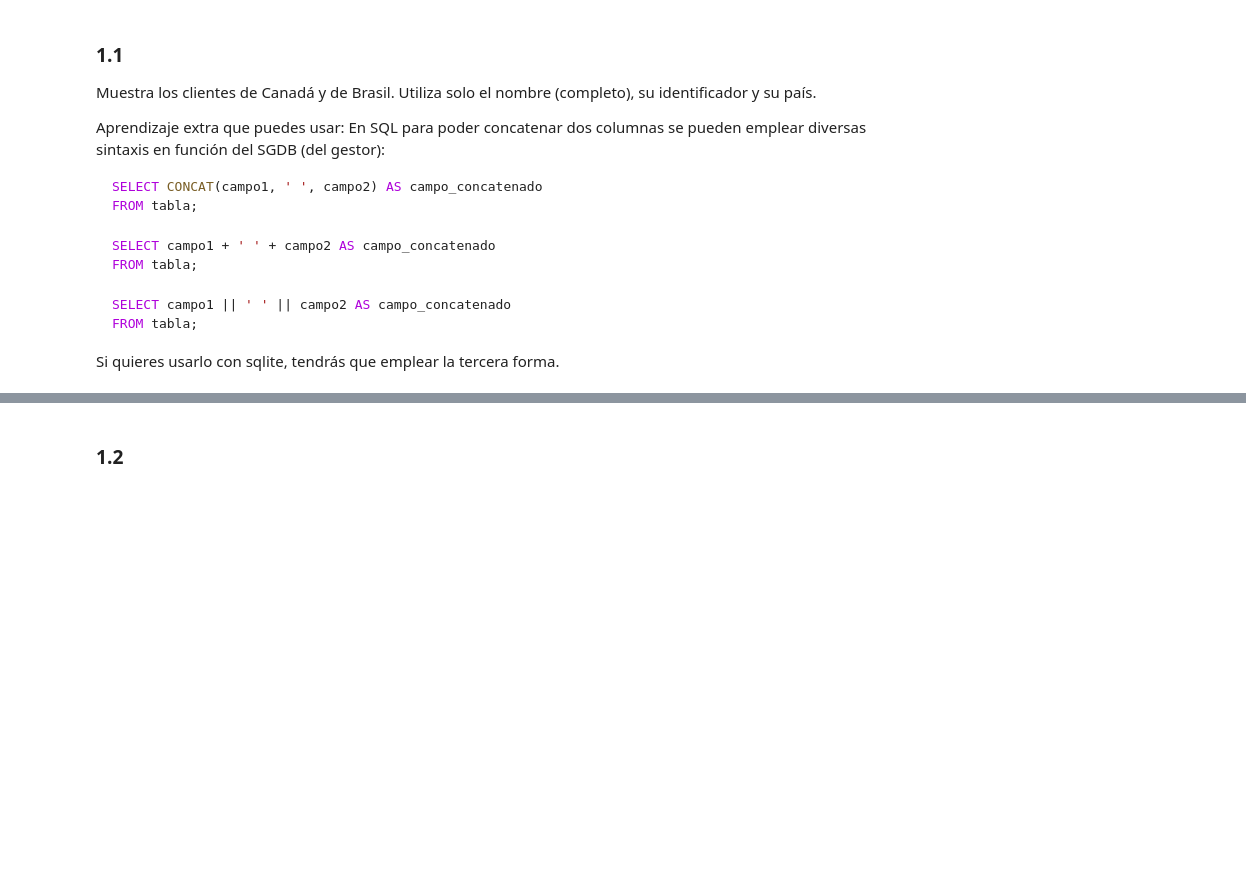
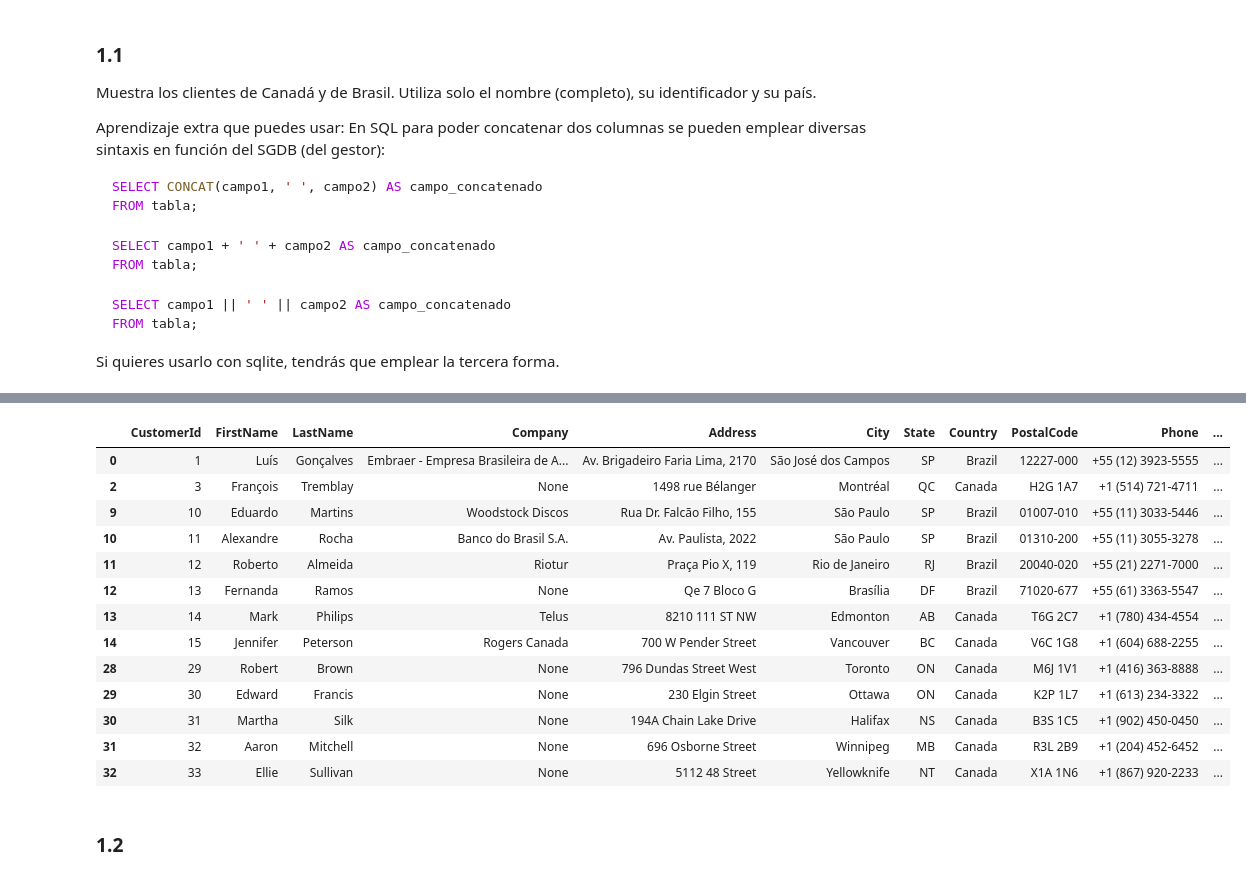
Before and after one commit to njisly/online_ds_thebridge_Nur, a Jupyter notebook: ejercicios/03_Analisis_de_Datos/Sprint_06/Unidad_01/Practica_Obligatoria/18_Practica_Obligatoria_SQL.ipynb, the cells around one changed output, grey strips where cells are left out. Cells and saved outputs as stored; diff of their text form; code cells hidden in the pictures; blank space fills up the shorter version.

```diff
--- a/ejercicios/03_Analisis_de_Datos/Sprint_06/Unidad_01/Practica_Obligatoria/18_Practica_Obligatoria_SQL.ipynb
+++ b/ejercicios/03_Analisis_de_Datos/Sprint_06/Unidad_01/Practica_Obligatoria/18_Practica_Obligatoria_SQL.ipynb
@@ -14,4 +17,7 @@ Importa los paquetes y módulos que necesites a lo largo del notebook
 # %% [markdown]
 Conectate a la base de datos "Chinook.db" que ya conoces y está en la ruta "./data/chinook.db". Sobre esa conexión crea un cursor para acceder a ella.
+# %%
+connection = sqlite3.connect("./data/chinook.db")
+cursor_prac = connection.cursor()
 # %% [markdown]
 Si quieres, crea una función que te simplifique la ejecución de queries, usa la que has visto en los workouts o bien una que esté basada en pd.read_sql
@@ -53,3 +81,25 @@ Si quieres usarlo con sqlite, tendrás que emplear la tercera forma.
+# %%
+# Pandas
+df_clientes = pd.read_sql("SELECT * FROM customers", connection)
+
+cond1 = df_clientes["Country"] == "Canada"
+cond2 = df_clientes["Country"] == "Brazil"
+df_clientes[cond1|cond2]
+# %% [output]
+|  | CustomerId | FirstName | LastName | Company | Address | City | State | Country | PostalCode | Phone | ... |
+| 0 | 1 | Luís | Gonçalves | Embraer - Empresa Brasileira de A... | Av. Brigadeiro Faria Lima, 2170 | São José dos Campos | SP | Brazil | 12227-000 | +55 (12) 3923-5555 | ... |
+| 2 | 3 | François | Tremblay | None | 1498 rue Bélanger | Montréal | QC | Canada | H2G 1A7 | +1 (514) 721-4711 | ... |
+| 9 | 10 | Eduardo | Martins | Woodstock Discos | Rua Dr. Falcão Filho, 155 | São Paulo | SP | Brazil | 01007-010 | +55 (11) 3033-5446 | ... |
+| 10 | 11 | Alexandre | Rocha | Banco do Brasil S.A. | Av. Paulista, 2022 | São Paulo | SP | Brazil | 01310-200 | +55 (11) 3055-3278 | ... |
+| 11 | 12 | Roberto | Almeida | Riotur | Praça Pio X, 119 | Rio de Janeiro | RJ | Brazil | 20040-020 | +55 (21) 2271-7000 | ... |
+| 12 | 13 | Fernanda | Ramos | None | Qe 7 Bloco G | Brasília | DF | Brazil | 71020-677 | +55 (61) 3363-5547 | ... |
+| 13 | 14 | Mark | Philips | Telus | 8210 111 ST NW | Edmonton | AB | Canada | T6G 2C7 | +1 (780) 434-4554 | ... |
+| 14 | 15 | Jennifer | Peterson | Rogers Canada | 700 W Pender Street | Vancouver | BC | Canada | V6C 1G8 | +1 (604) 688-2255 | ... |
+| 28 | 29 | Robert | Brown | None | 796 Dundas Street West | Toronto | ON | Canada | M6J 1V1 | +1 (416) 363-8888 | ... |
+| 29 | 30 | Edward | Francis | None | 230 Elgin Street | Ottawa | ON | Canada | K2P 1L7 | +1 (613) 234-3322 | ... |
+| 30 | 31 | Martha | Silk | None | 194A Chain Lake Drive | Halifax | NS | Canada | B3S 1C5 | +1 (902) 450-0450 | ... |
+| 31 | 32 | Aaron | Mitchell | None | 696 Osborne Street | Winnipeg | MB | Canada | R3L 2B9 | +1 (204) 452-6452 | ... |
+| 32 | 33 | Ellie | Sullivan | None | 5112 48 Street | Yellowknife | NT | Canada | X1A 1N6 | +1 (867) 920-2233 | ... |
 # %% [markdown]
 ### 1.2
 # %% [markdown]
```
Also changed, not shown: parts of 28 cells of this notebook, 2 other files.
